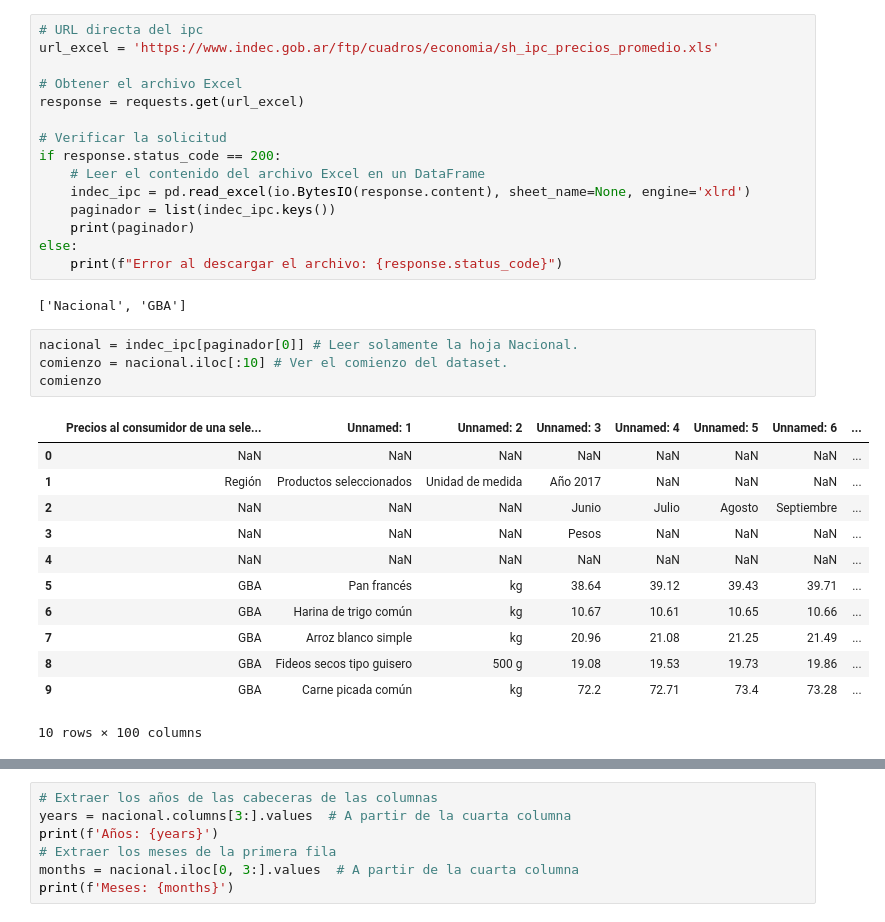
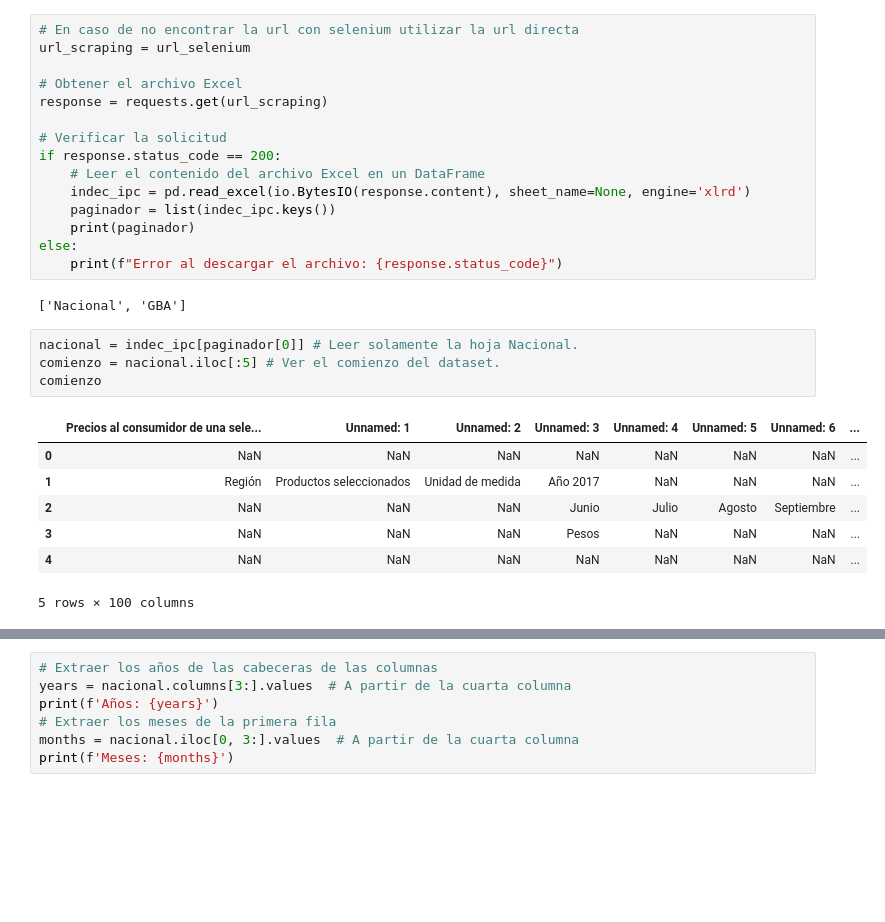
Before and after one commit to mauricioarcez/Scraping-INDEC-IPC, a Jupyter notebook: explicacion.ipynb, the cells around one changed output, grey strips where cells are left out. Cells and saved outputs as stored; diff of their text form; blank space fills up the shorter version.

```diff
--- a/explicacion.ipynb
+++ b/explicacion.ipynb
@@ -17,9 +76,9 @@ Este script se encarga de descargar un archivo Excel que contiene datos sobre el
 # %%
-# URL directa del ipc
-url_excel = 'https://www.indec.gob.ar/ftp/cuadros/economia/sh_ipc_precios_promedio.xls'
+# En caso de no encontrar la url con selenium utilizar la url directa
+url_scraping = url_selenium
 
 # Obtener el archivo Excel
-response = requests.get(url_excel)
+response = requests.get(url_scraping)
 
 # Verificar la solicitud
 if response.status_code == 200:
@@ -33,18 +92,13 @@ else:
 ['Nacional', 'GBA']
 # %%
 nacional = indec_ipc[paginador[0]] # Leer solamente la hoja Nacional.
-comienzo = nacional.iloc[:10] # Ver el comienzo del dataset.
+comienzo = nacional.iloc[:5] # Ver el comienzo del dataset.
 comienzo
 # %% [output]
 |  | Precios al consumidor de una sele... | Unnamed: 1 | Unnamed: 2 | Unnamed: 3 | Unnamed: 4 | Unnamed: 5 | Unnamed: 6 | ... |
 | 0 | NaN | NaN | NaN | NaN | NaN | NaN | NaN | ... |
 | 1 | Región | Productos seleccionados | Unidad de medida | Año 2017 | NaN | NaN | NaN | ... |
 | 2 | NaN | NaN | NaN | Junio | Julio | Agosto | Septiembre | ... |
 | 3 | NaN | NaN | NaN | Pesos | NaN | NaN | NaN | ... |
 | 4 | NaN | NaN | NaN | NaN | NaN | NaN | NaN | ... |
-| 5 | GBA | Pan francés | kg | 38.64 | 39.12 | 39.43 | 39.71 | ... |
-| 6 | GBA | Harina de trigo común | kg | 10.67 | 10.61 | 10.65 | 10.66 | ... |
-| 7 | GBA | Arroz blanco simple | kg | 20.96 | 21.08 | 21.25 | 21.49 | ... |
-| 8 | GBA | Fideos secos tipo guisero | 500 g | 19.08 | 19.53 | 19.73 | 19.86 | ... |
-| 9 | GBA | Carne picada común | kg | 72.2 | 72.71 | 73.4 | 73.28 | ... |
-10 rows × 100 columns
+5 rows × 100 columns
```
Also changed, not shown: parts of 29 cells of this notebook, 1 other file.
